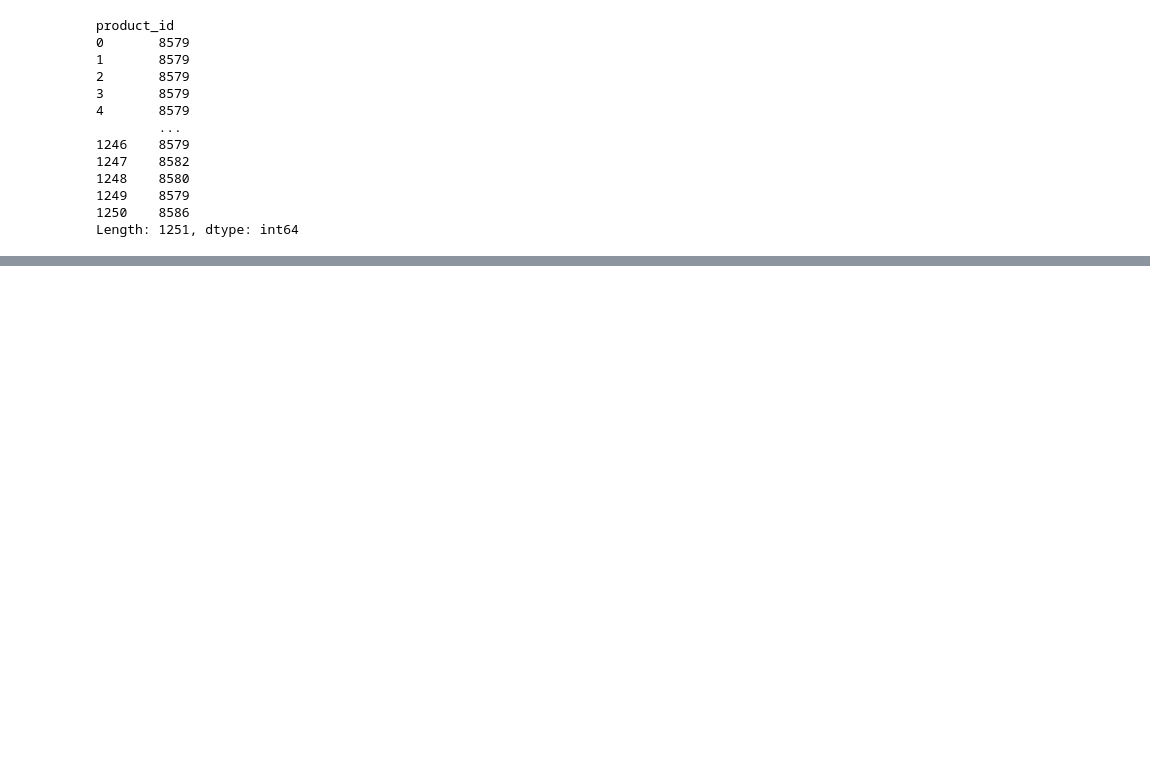
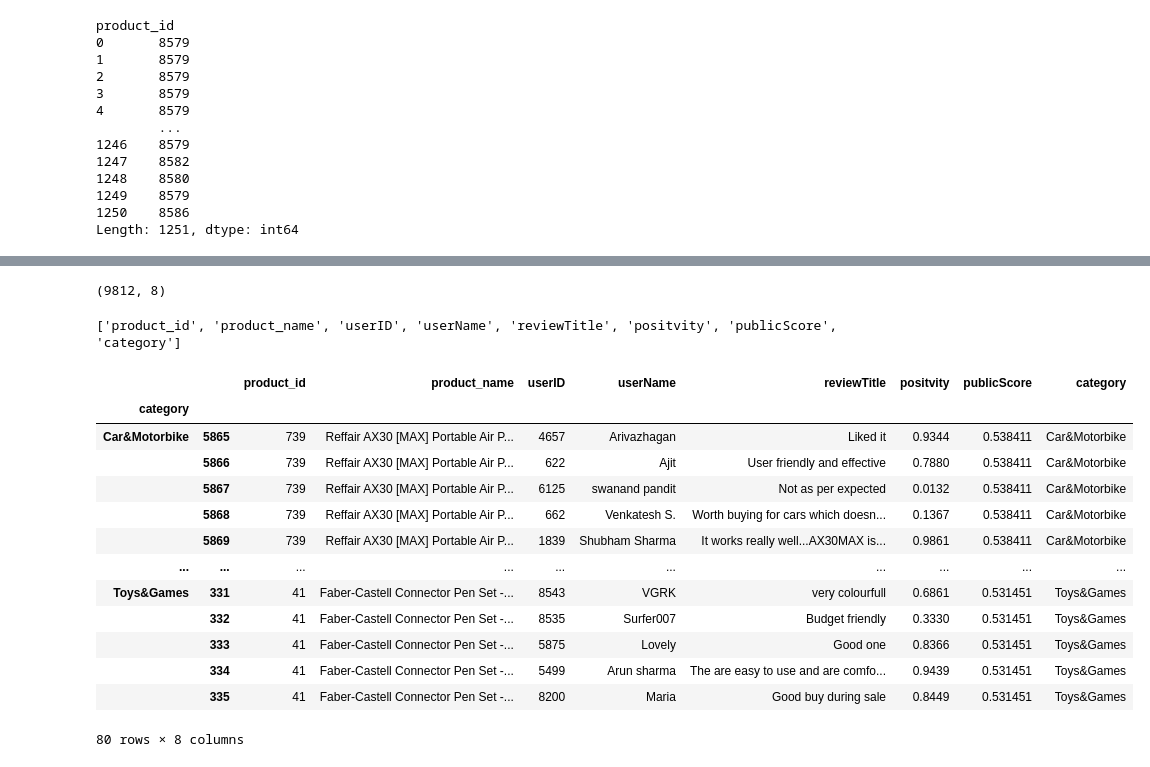
Before and after one commit to sparsh44/GRID_USA, a Jupyter notebook: model/model2.ipynb, the cells around one changed output, grey strips where cells are left out. Saved outputs shown, nothing was run; the diff lists cells and outputs as text; code cells hidden in the pictures; blank space fills up the shorter version.

Commit message:
sorted categories according to public score

```diff
--- a/model/model2.ipynb
+++ b/model/model2.ipynb
@@ -928,0 +926,30 @@ Length: 8587, dtype: int64
+# %%
+new_df=pd.read_csv("shortCategories.csv")
+# %%
+new_df.shape
+# %% [output]
+(9812, 8)
+# %%
+column_names = new_df.columns.tolist()
+print(column_names)
+# %% [output]
+['product_id', 'product_name', 'userID', 'userName', 'reviewTitle', 'positvity', 'publicScore', 'category']
+# %%
+top_products = new_df.groupby('category').apply(lambda group: group.nlargest(10, 'publicScore'))
+
+top_products
+# %% [output]
+|  |  | product_id | product_name | userID | userName | reviewTitle | positvity | publicScore | category |
+| category |  |  |  |  |  |  |  |  |  |
+| Car&Motorbike | 5865 | 739 | Reffair AX30 [MAX] Portable Air P... | 4657 | Arivazhagan | Liked it | 0.9344 | 0.538411 | Car&Motorbike |
+|  | 5866 | 739 | Reffair AX30 [MAX] Portable Air P... | 622 | Ajit | User friendly and effective | 0.7880 | 0.538411 | Car&Motorbike |
+|  | 5867 | 739 | Reffair AX30 [MAX] Portable Air P... | 6125 | swanand pandit | Not as per expected | 0.0132 | 0.538411 | Car&Motorbike |
+|  | 5868 | 739 | Reffair AX30 [MAX] Portable Air P... | 662 | Venkatesh S. | Worth buying for cars which doesn... | 0.1367 | 0.538411 | Car&Motorbike |
+|  | 5869 | 739 | Reffair AX30 [MAX] Portable Air P... | 1839 | Shubham Sharma | It works really well...AX30MAX is... | 0.9861 | 0.538411 | Car&Motorbike |
+| ... | ... | ... | ... | ... | ... | ... | ... | ... | ... |
+| Toys&Games | 331 | 41 | Faber-Castell Connector Pen Set -... | 8543 | VGRK | very colourfull | 0.6861 | 0.531451 | Toys&Games |
+|  | 332 | 41 | Faber-Castell Connector Pen Set -... | 8535 | Surfer007 | Budget friendly | 0.3330 | 0.531451 | Toys&Games |
+|  | 333 | 41 | Faber-Castell Connector Pen Set -... | 5875 | Lovely | Good one | 0.8366 | 0.531451 | Toys&Games |
+|  | 334 | 41 | Faber-Castell Connector Pen Set -... | 5499 | Arun sharma | The are easy to use and are comfo... | 0.9439 | 0.531451 | Toys&Games |
+|  | 335 | 41 | Faber-Castell Connector Pen Set -... | 8200 | Maria | Good buy during sale | 0.8449 | 0.531451 | Toys&Games |
+80 rows × 8 columns
```
Also changed, not shown: parts of 17 cells of this notebook, 4 other files.
